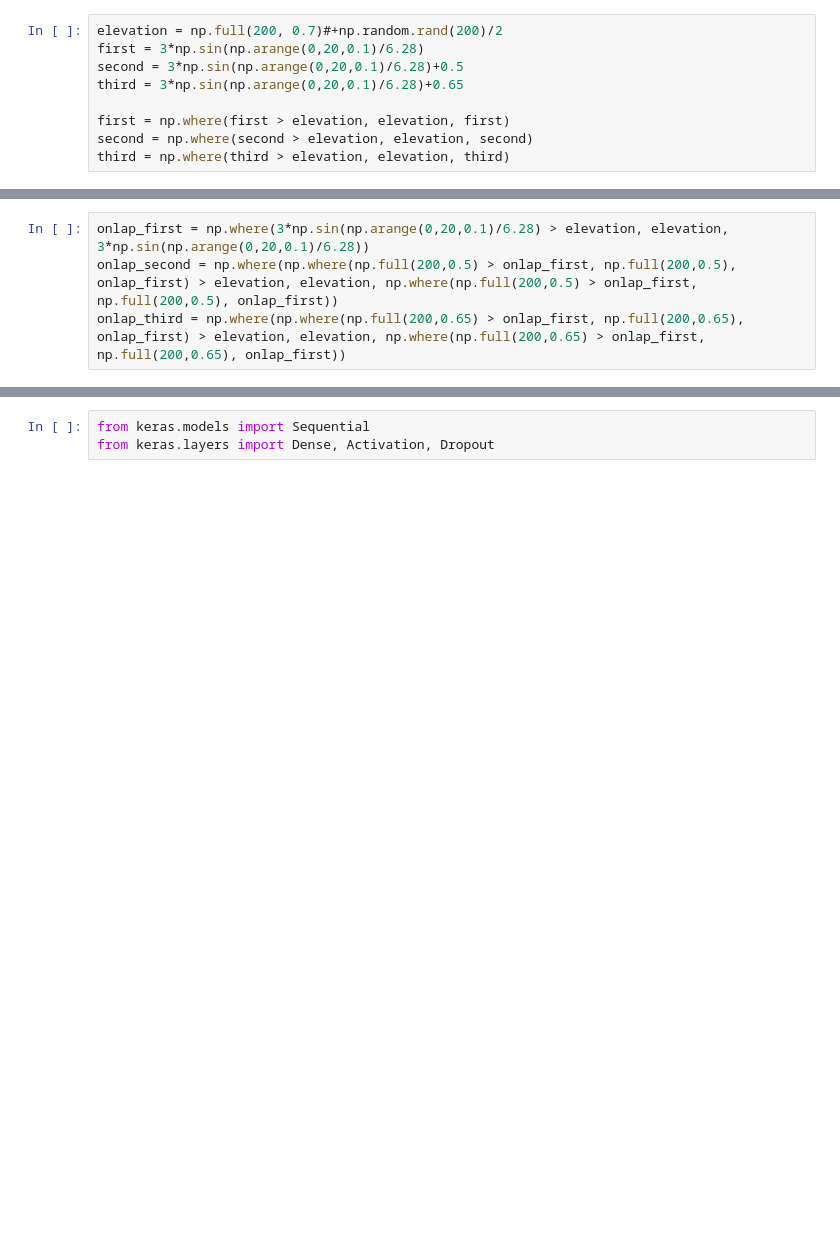
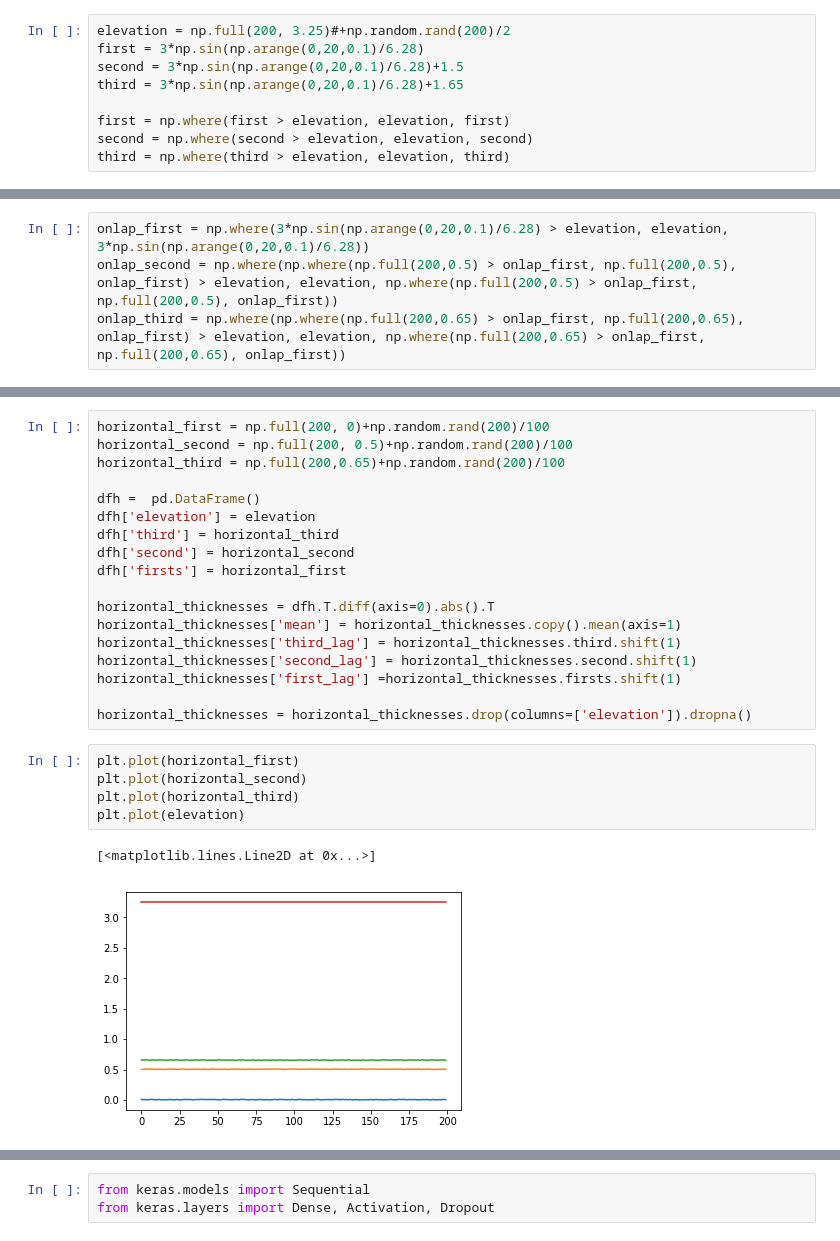
Before and after one commit to jessepisel/stratal-geometries, a Jupyter notebook: onlap or unconformity.ipynb, the cells around one changed output, grey strips where cells are left out. Saved outputs shown, nothing was run; the diff lists cells and outputs as text; blank space fills up the shorter version.

```diff
--- a/onlap or unconformity.ipynb
+++ b/onlap or unconformity.ipynb
@@ -7,8 +11,8 @@ import seaborn as sns
 # %%
-elevation = np.full(200, 0.7)#+np.random.rand(200)/2
+elevation = np.full(200, 3.25)#+np.random.rand(200)/2
 first = 3*np.sin(np.arange(0,20,0.1)/6.28)
-second = 3*np.sin(np.arange(0,20,0.1)/6.28)+0.5
-third = 3*np.sin(np.arange(0,20,0.1)/6.28)+0.65
+second = 3*np.sin(np.arange(0,20,0.1)/6.28)+1.5
+third = 3*np.sin(np.arange(0,20,0.1)/6.28)+1.65
 
 first = np.where(first > elevation, elevation, first)
 second = np.where(second > elevation, elevation, second)
@@ -56,3 +70,29 @@ onlap_thicknesses = dfo.T.diff(axis=0).abs().T
+# %%
+horizontal_first = np.full(200, 0)+np.random.rand(200)/100
+horizontal_second = np.full(200, 0.5)+np.random.rand(200)/100
+horizontal_third = np.full(200,0.65)+np.random.rand(200)/100
+
+dfh =  pd.DataFrame()
+dfh['elevation'] = elevation
+dfh['third'] = horizontal_third
+dfh['second'] = horizontal_second
+dfh['firsts'] = horizontal_first
+
+horizontal_thicknesses = dfh.T.diff(axis=0).abs().T
+horizontal_thicknesses['mean'] = horizontal_thicknesses.copy().mean(axis=1)
+horizontal_thicknesses['third_lag'] = horizontal_thicknesses.third.shift(1)
+horizontal_thicknesses['second_lag'] = horizontal_thicknesses.second.shift(1)
+horizontal_thicknesses['first_lag'] =horizontal_thicknesses.firsts.shift(1)
+
+horizontal_thicknesses = horizontal_thicknesses.drop(columns=['elevation']).dropna()
+# %%
+plt.plot(horizontal_first)
+plt.plot(horizontal_second)
+plt.plot(horizontal_third)
+plt.plot(elevation)
+# %% [output]
+[<matplotlib.lines.Line2D at 0x...>]
+[figure, added]
 # %%
 normalized_df=(angular_thicknesses-angular_thicknesses.min())/(angular_thicknesses.max()-angular_thicknesses.min())
 normalized_dfo=(onlap_thicknesses-onlap_thicknesses.min())/(onlap_thicknesses.max()-onlap_thicknesses.min())
```
Also changed, not shown: parts of 25 cells of this notebook, 1 other file.
